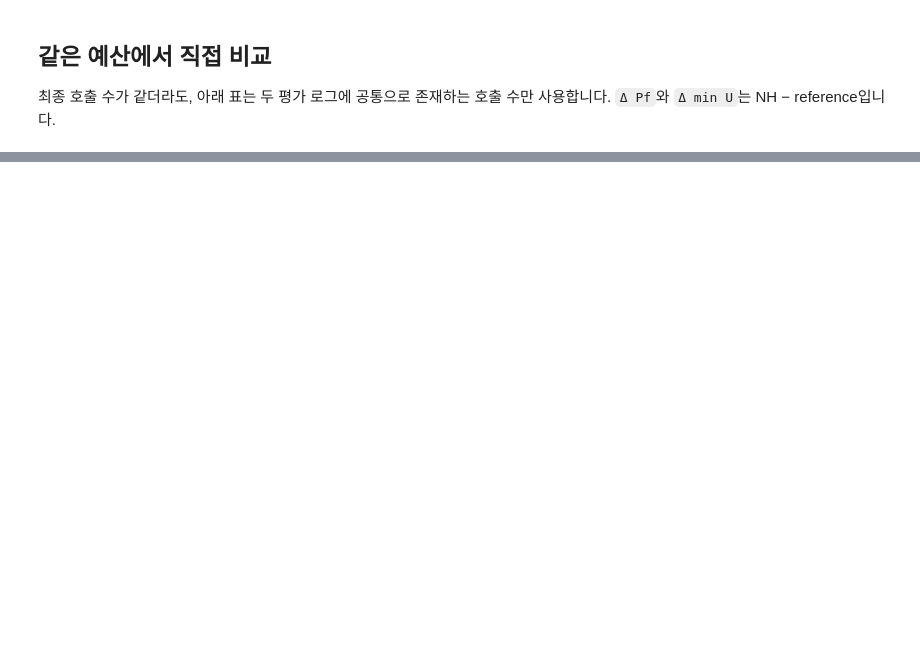
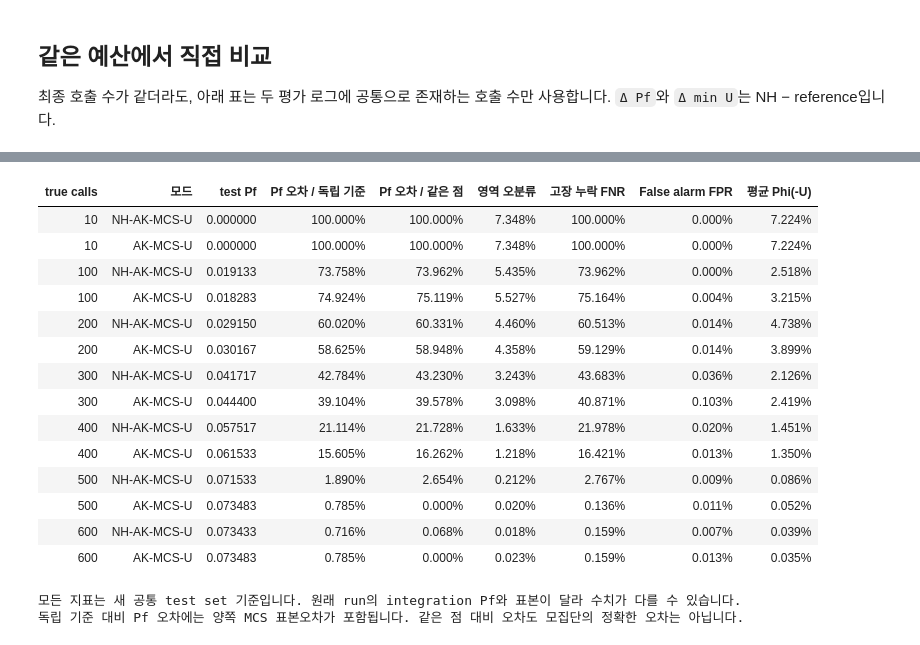
Before and after one commit to DCADAPTER/NH-AL, a Jupyter notebook: Analyze.ipynb, the cells around one changed output, grey strips where cells are left out. Cells and saved outputs as stored; diff of their text form; code cells hidden in the pictures; blank space fills up the shorter version.

```diff
--- a/Analyze.ipynb
+++ b/Analyze.ipynb
@@ -241,0 +413,31 @@ table(["true calls", "reference Pf", "NH Pf", "Δ Pf", "reference min U", "NH mi
+# %%
+def pct(value, digits=3):
+    return "—" if value is None else f"{100*value:.{digits}f}%"
+
+table(["true calls", "모드", "test Pf", "Pf 오차 / 독립 기준",
+       "Pf 오차 / 같은 점", "영역 오분류", "고장 누락 FNR", "False alarm FPR", "평균 Phi(-U)"],
+      [(r["n_true_calls"], MODES[r["mode"]], fmt(r["pf_test_prediction"], 6),
+        pct(r["pf_relative_error_reference"]), pct(r["pf_relative_error_same_set"]),
+        pct(r["region_error"]), pct(r["failure_miss_rate"]), pct(r["false_alarm_rate"]),
+        pct(r["mean_misclassification_probability"]))
+       for r in sorted(metric_rows, key=lambda r: (r["n_true_calls"], r["mode"]))])
+print("모든 지표는 새 공통 test set 기준입니다. 원래 run의 integration Pf와 표본이 달라 수치가 다를 수 있습니다.")
+print("독립 기준 대비 Pf 오차에는 양쪽 MCS 표본오차가 포함됩니다. 같은 점 대비 오차도 모집단의 정확한 오차는 아닙니다.")
+# %% [output]
+| true calls | 모드 | test Pf | Pf 오차 / 독립 기준 | Pf 오차 / 같은 점 | 영역 오분류 | 고장 누락 FNR | False alarm FPR | 평균 Phi(-U) |
+| 10 | NH-AK-MCS-U | 0.000000 | 100.000% | 100.000% | 7.348% | 100.000% | 0.000% | 7.224% |
+| 10 | AK-MCS-U | 0.000000 | 100.000% | 100.000% | 7.348% | 100.000% | 0.000% | 7.224% |
+| 100 | NH-AK-MCS-U | 0.019133 | 73.758% | 73.962% | 5.435% | 73.962% | 0.000% | 2.518% |
+| 100 | AK-MCS-U | 0.018283 | 74.924% | 75.119% | 5.527% | 75.164% | 0.004% | 3.215% |
+| 200 | NH-AK-MCS-U | 0.029150 | 60.020% | 60.331% | 4.460% | 60.513% | 0.014% | 4.738% |
+| 200 | AK-MCS-U | 0.030167 | 58.625% | 58.948% | 4.358% | 59.129% | 0.014% | 3.899% |
+| 300 | NH-AK-MCS-U | 0.041717 | 42.784% | 43.230% | 3.243% | 43.683% | 0.036% | 2.126% |
+| 300 | AK-MCS-U | 0.044400 | 39.104% | 39.578% | 3.098% | 40.871% | 0.103% | 2.419% |
+| 400 | NH-AK-MCS-U | 0.057517 | 21.114% | 21.728% | 1.633% | 21.978% | 0.020% | 1.451% |
+| 400 | AK-MCS-U | 0.061533 | 15.605% | 16.262% | 1.218% | 16.421% | 0.013% | 1.350% |
+| 500 | NH-AK-MCS-U | 0.071533 | 1.890% | 2.654% | 0.212% | 2.767% | 0.009% | 0.086% |
+| 500 | AK-MCS-U | 0.073483 | 0.785% | 0.000% | 0.020% | 0.136% | 0.011% | 0.052% |
+| 600 | NH-AK-MCS-U | 0.073433 | 0.716% | 0.068% | 0.018% | 0.159% | 0.007% | 0.039% |
+| 600 | AK-MCS-U | 0.073483 | 0.785% | 0.000% | 0.023% | 0.159% | 0.013% | 0.035% |
+모든 지표는 새 공통 test set 기준입니다. 원래 run의 integration Pf와 표본이 달라 수치가 다를 수 있습니다.
+독립 기준 대비 Pf 오차에는 양쪽 MCS 표본오차가 포함됩니다. 같은 점 대비 오차도 모집단의 정확한 오차는 아닙니다.
```
Also changed, not shown: parts of 10 cells of this notebook, 19 other files.
